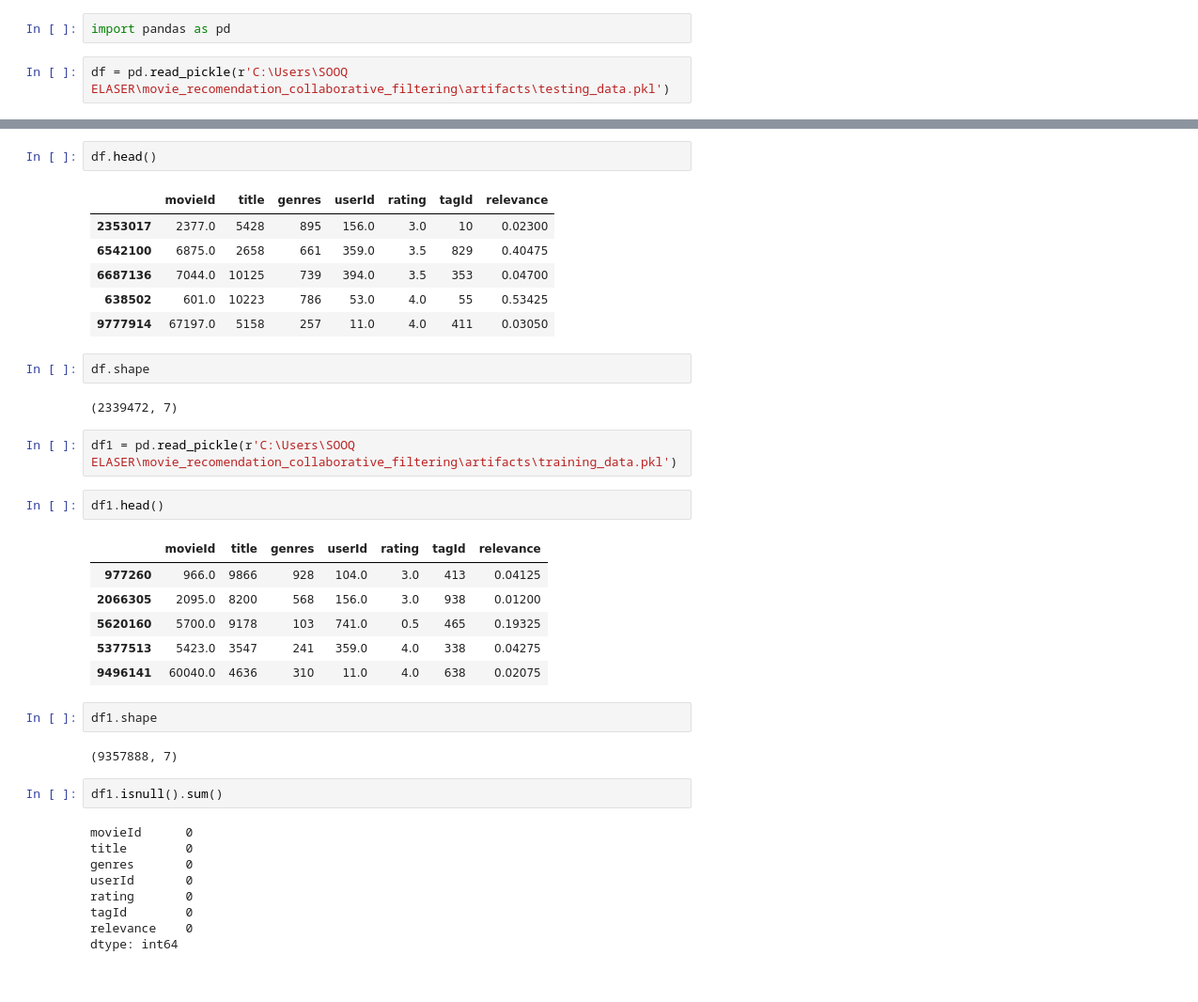
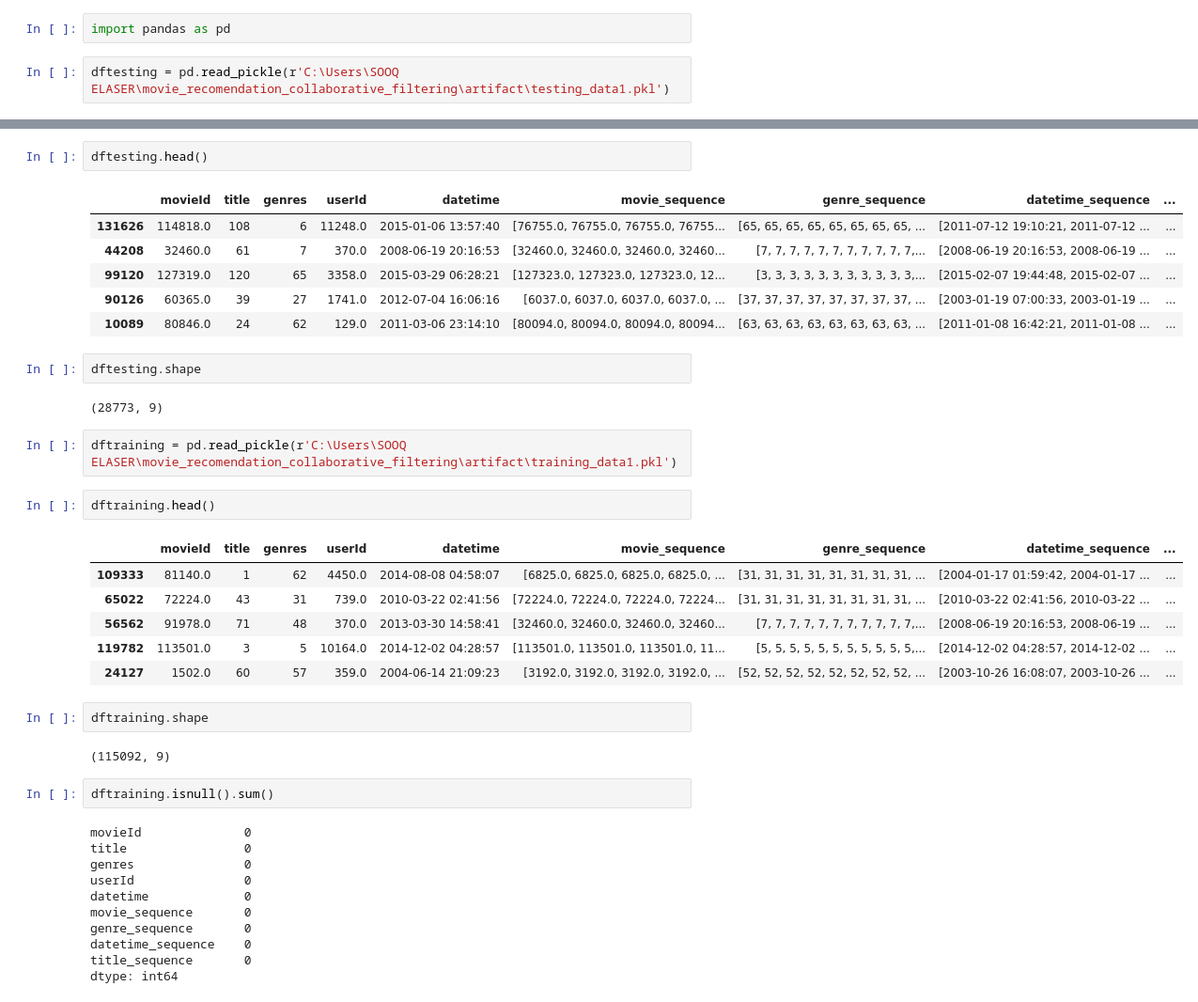
Before and after one commit to Dawittsegaye12/movie-recommendation-system, a Jupyter notebook: notebook/handled_data.ipynb, the cells around one changed output, grey strips where cells are left out. Shown at 94% size. Cells and saved outputs as stored; diff of their text form.

```diff
--- a/notebook/handled_data.ipynb
+++ b/notebook/handled_data.ipynb
@@ -1,4 +1,4 @@
 # %%
 import pandas as pd
 # %%
-df = pd.read_pickle(r'C:\Users\SOOQ ELASER\movie_recomendation_collaborative_filtering\artifacts\testing_data.pkl')
+dftesting = pd.read_pickle(r'C:\Users\SOOQ ELASER\movie_recomendation_collaborative_filtering\artifact\testing_data1.pkl')
@@ -5,40 +70,42 @@ df = pd.read_pickle(r'C:\Users\SOOQ ELASER\movie_recomendation_collaborative_fil
 # %%
-df.head()
+dftesting.head()
 # %% [output]
-|  | movieId | title | genres | userId | rating | tagId | relevance |
-| 2353017 | 2377.0 | 5428 | 895 | 156.0 | 3.0 | 10 | 0.02300 |
-| 6542100 | 6875.0 | 2658 | 661 | 359.0 | 3.5 | 829 | 0.40475 |
-| 6687136 | 7044.0 | 10125 | 739 | 394.0 | 3.5 | 353 | 0.04700 |
-| 638502 | 601.0 | 10223 | 786 | 53.0 | 4.0 | 55 | 0.53425 |
-| 9777914 | 67197.0 | 5158 | 257 | 11.0 | 4.0 | 411 | 0.03050 |
+|  | movieId | title | genres | userId | datetime | movie_sequence | genre_sequence | datetime_sequence | ... |
+| 131626 | 114818.0 | 108 | 6 | 11248.0 | 2015-01-06 13:57:40 | [76755.0, 76755.0, 76755.0, 76755... | [65, 65, 65, 65, 65, 65, 65, 65, ... | [2011-07-12 19:10:21, 2011-07-12 ... | ... |
+| 44208 | 32460.0 | 61 | 7 | 370.0 | 2008-06-19 20:16:53 | [32460.0, 32460.0, 32460.0, 32460... | [7, 7, 7, 7, 7, 7, 7, 7, 7, 7, 7,... | [2008-06-19 20:16:53, 2008-06-19 ... | ... |
+| 99120 | 127319.0 | 120 | 65 | 3358.0 | 2015-03-29 06:28:21 | [127323.0, 127323.0, 127323.0, 12... | [3, 3, 3, 3, 3, 3, 3, 3, 3, 3, 3,... | [2015-02-07 19:44:48, 2015-02-07 ... | ... |
+| 90126 | 60365.0 | 39 | 27 | 1741.0 | 2012-07-04 16:06:16 | [6037.0, 6037.0, 6037.0, 6037.0, ... | [37, 37, 37, 37, 37, 37, 37, 37, ... | [2003-01-19 07:00:33, 2003-01-19 ... | ... |
+| 10089 | 80846.0 | 24 | 62 | 129.0 | 2011-03-06 23:14:10 | [80094.0, 80094.0, 80094.0, 80094... | [63, 63, 63, 63, 63, 63, 63, 63, ... | [2011-01-08 16:42:21, 2011-01-08 ... | ... |
 # %%
-df.shape
+dftesting.shape
 # %% [output]
-(2339472, 7)
+(28773, 9)
 # %%
-df1 = pd.read_pickle(r'C:\Users\SOOQ ELASER\movie_recomendation_collaborative_filtering\artifacts\training_data.pkl')
+dftraining = pd.read_pickle(r'C:\Users\SOOQ ELASER\movie_recomendation_collaborative_filtering\artifact\training_data1.pkl')
 # %%
-df1.head()
+dftraining.head()
 # %% [output]
-|  | movieId | title | genres | userId | rating | tagId | relevance |
-| 977260 | 966.0 | 9866 | 928 | 104.0 | 3.0 | 413 | 0.04125 |
-| 2066305 | 2095.0 | 8200 | 568 | 156.0 | 3.0 | 938 | 0.01200 |
-| 5620160 | 5700.0 | 9178 | 103 | 741.0 | 0.5 | 465 | 0.19325 |
-| 5377513 | 5423.0 | 3547 | 241 | 359.0 | 4.0 | 338 | 0.04275 |
-| 9496141 | 60040.0 | 4636 | 310 | 11.0 | 4.0 | 638 | 0.02075 |
+|  | movieId | title | genres | userId | datetime | movie_sequence | genre_sequence | datetime_sequence | ... |
+| 109333 | 81140.0 | 1 | 62 | 4450.0 | 2014-08-08 04:58:07 | [6825.0, 6825.0, 6825.0, 6825.0, ... | [31, 31, 31, 31, 31, 31, 31, 31, ... | [2004-01-17 01:59:42, 2004-01-17 ... | ... |
+| 65022 | 72224.0 | 43 | 31 | 739.0 | 2010-03-22 02:41:56 | [72224.0, 72224.0, 72224.0, 72224... | [31, 31, 31, 31, 31, 31, 31, 31, ... | [2010-03-22 02:41:56, 2010-03-22 ... | ... |
+| 56562 | 91978.0 | 71 | 48 | 370.0 | 2013-03-30 14:58:41 | [32460.0, 32460.0, 32460.0, 32460... | [7, 7, 7, 7, 7, 7, 7, 7, 7, 7, 7,... | [2008-06-19 20:16:53, 2008-06-19 ... | ... |
+| 119782 | 113501.0 | 3 | 5 | 10164.0 | 2014-12-02 04:28:57 | [113501.0, 113501.0, 113501.0, 11... | [5, 5, 5, 5, 5, 5, 5, 5, 5, 5, 5,... | [2014-12-02 04:28:57, 2014-12-02 ... | ... |
+| 24127 | 1502.0 | 60 | 57 | 359.0 | 2004-06-14 21:09:23 | [3192.0, 3192.0, 3192.0, 3192.0, ... | [52, 52, 52, 52, 52, 52, 52, 52, ... | [2003-10-26 16:08:07, 2003-10-26 ... | ... |
 # %%
-df1.shape
+dftraining.shape
 # %% [output]
-(9357888, 7)
+(115092, 9)
 # %%
-df1.isnull().sum()
+dftraining.isnull().sum()
 # %% [output]
-movieId      0
-title        0
-genres       0
-userId       0
-rating       0
-tagId        0
-relevance    0
+movieId              0
+title                0
+genres               0
+userId               0
+datetime             0
+movie_sequence       0
+genre_sequence       0
+datetime_sequence    0
+title_sequence       0
 dtype: int64
 # %%
```
Also changed, not shown: parts of 10 cells of this notebook, 7 other files.
